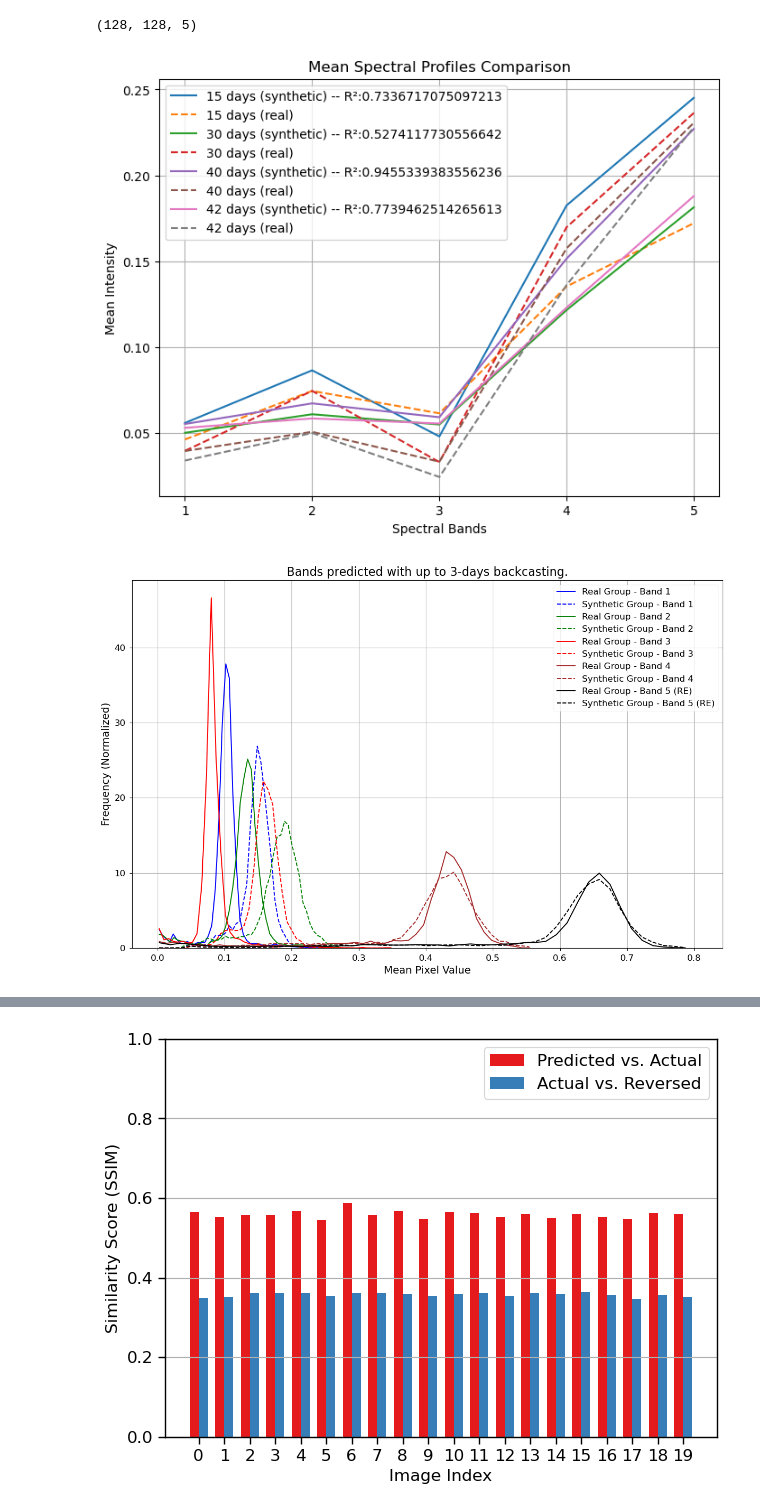
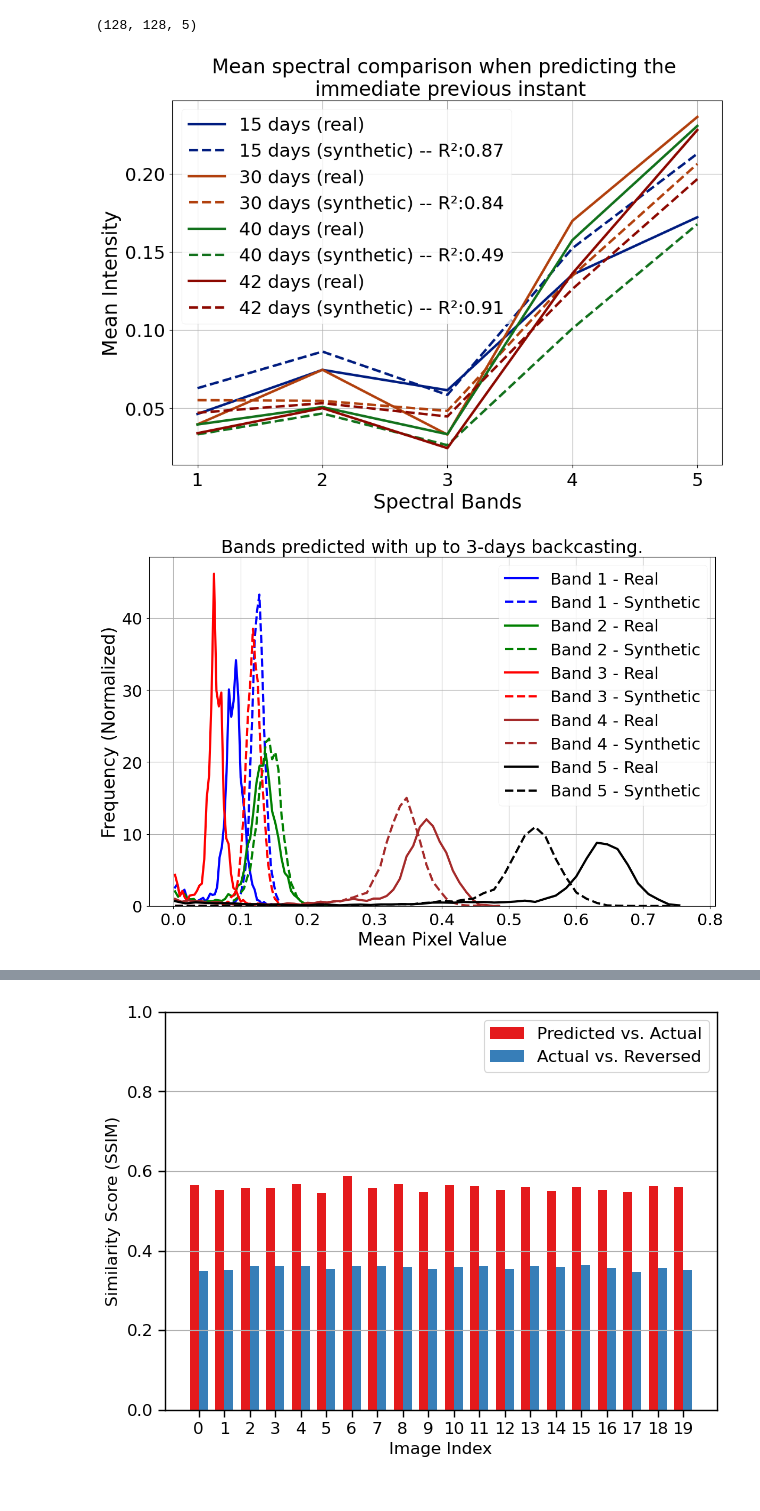
Before and after one commit to felipealencar/plant-disease-prediction, a Jupyter notebook: viewer.ipynb, the cells around one changed output, grey strips where cells are left out. Drawn from its saved outputs; the diff is of its cells as text; code cells hidden in the pictures.

```diff
--- a/viewer.ipynb
+++ b/viewer.ipynb
@@ -67,6 +67,7 @@ def compute_spectral_profile(image):
     return spectral_profile
 # %%
 from sklearn.metrics import r2_score
+import seaborn as sns
 
 
 real_images_15, _ = load_images(r'C:\Users\flopes1\OneDrive - Saint Louis University\Desktop\Repos\plant-disease-prediction\dataset\LARGO1\08-30', "_HEALTHY.tif")
@@ -85,8 +86,8 @@ real_images_list = [
 
 synthetic_images_15, _ = load_images(r'C:\Users\flopes1\OneDrive - Saint Louis University\Desktop\Repos\plant-disease-prediction\dataset\LARGO1\08-30-temporal-synthetic', "0924-15-PREVIOUSDATE_PPGAN_HEALTHY.tiff")
 synthetic_images_15_2, _ = load_images(r'C:\Users\flopes1\OneDrive - Saint Louis University\Desktop\Repos\plant-disease-prediction\dataset\LARGO1\08-30-temporal-synthetic', "0924-15-PREVIOUSDATE-2_PPGAN_HEALTHY.tiff")
-synthetic_images_20, _ = load_images(r'C:\Users\flopes1\OneDrive - Saint Louis University\Desktop\Repos\plant-disease-prediction\dataset\LARGO1\09-04-temporal-synthetic', "0924-20-PREVIOUSDATE_PPGAN_HEALTHY.tiff")
-synthetic_images_20_2, _ = load_images(r'C:\Users\flopes1\OneDrive - Saint Louis University\Desktop\Repos\plant-disease-prediction\dataset\LARGO1\09-04-temporal-synthetic', "0924-20-PREVIOUSDATE-2_PPGAN_HEALTHY.tiff")
+synthetic_images_20, _ = load_images(r'C:\Users\flopes1\OneDrive - Saint Louis University\Desktop\Repos\plant-disease-prediction\dataset\LARGO1\09-05-temporal-synthetic', "0924-20-PREVIOUSDATE_PPGAN_HEALTHY.tiff")
+synthetic_images_20_2, _ = load_images(r'C:\Users\flopes1\OneDrive - Saint Louis University\Desktop\Repos\plant-disease-prediction\dataset\LARGO1\09-05-temporal-synthetic', "0924-20-PREVIOUSDATE-2_PPGAN_HEALTHY.tiff")
 synthetic_images_30, _ = load_images(r'C:\Users\flopes1\OneDrive - Saint Louis University\Desktop\Repos\plant-disease-prediction\dataset\LARGO1\09-24-temporal-synthetic', "1005-30-PREVIOUSDATE_PPGAN_HEALTHY.tiff")
 synthetic_images_30_2, _ = load_images(r'C:\Users\flopes1\OneDrive - Saint Louis University\Desktop\Repos\plant-disease-prediction\dataset\LARGO1\09-24-temporal-synthetic', "1005-30-PREVIOUSDATE-2_PPGAN_HEALTHY.tiff")
 synthetic_images_35, _ = load_images(r'C:\Users\flopes1\OneDrive - Saint Louis University\Desktop\Repos\plant-disease-prediction\dataset\LARGO1\09-29-temporal-synthetic', "1005-35-PREVIOUSDATE_PPGAN_HEALTHY.tiff")
@@ -95,6 +96,8 @@ synthetic_images_40, _ = load_images(r'C:\Users\flopes1\OneDrive - Saint Louis U
 synthetic_images_40_2, _ = load_images(r'C:\Users\flopes1\OneDrive - Saint Louis University\Desktop\Repos\plant-disease-prediction\dataset\LARGO1\10-05-temporal-synthetic', "1007-40-PREVIOUSDATE-2_PPGAN_HEALTHY.tiff")
 synthetic_images_42, _ = load_images(r'C:\Users\flopes1\OneDrive - Saint Louis University\Desktop\Repos\plant-disease-prediction\dataset\LARGO1\10-07-temporal-synthetic', "1026-42-PREVIOUSDATE_PPGAN_HEALTHY.tiff")
 synthetic_images_42_2, _ = load_images(r'C:\Users\flopes1\OneDrive - Saint Louis University\Desktop\Repos\plant-disease-prediction\dataset\LARGO1\10-07-temporal-synthetic', "1026-42-PREVIOUSDATE-2_PPGAN_HEALTHY.tiff")
+synthetic_images_45, _ = load_images(r'C:\Users\flopes1\OneDrive - Saint Louis University\Desktop\Repos\plant-disease-prediction\dataset\LARGO1\10-07-temporal-synthetic', "1026-45-PREVIOUSDATE_PPGAN_HEALTHY.tiff")
+synthetic_images_45_2, _ = load_images(r'C:\Users\flopes1\OneDrive - Saint Louis University\Desktop\Repos\plant-disease-prediction\dataset\LARGO1\10-07-temporal-synthetic', "1026-45-PREVIOUSDATE-2_PPGAN_HEALTHY.tiff")
 
 print(synthetic_images_30[0].shape)
 
@@ -117,7 +120,7 @@ for synthetic_images, synthetic_images_2 in zip(synthetic_image_variables[::2],
 
     # Process images using masks
     result = [
-        (((x - (y/20)) / 2) * 2) if x.all != 0 else x
+        (((x - (y/10)) / 2) * 2) if x.all != 0 else x
         for x, y in zip(synthetic_images, synthetic_images_2)
     ]
 
@@ -126,47 +129,54 @@ for synthetic_images, synthetic_images_2 in zip(synthetic_image_variables[::2],
         img[:, :, 0][black_pixels_mask] = 0
         img[:, :, 1][black_pixels_mask] = 0
         img[:, :, 2][black_pixels_mask] = 0
         img[:, :, 3][black_pixels_mask] = 0
         img[:, :, 4][black_pixels_mask] = 0
 
     # Reshape the processed images
     synthetic_images_list.append(result)
 
 # Calculate mean spectral profiles for synthetic_images_list and real_images_list
 synthetic_mean_profiles = compute_groupwise_spectral_profiles(synthetic_images_list)
 real_mean_profiles = compute_groupwise_spectral_profiles(real_images_list)
 
 # Create a figure
-plt.figure(figsize=(8, 6))
+plt.figure(figsize=(12, 8))
 
 labels_synthetic_profiles = ['15 days (synthetic)', '30 days (synthetic)', '40 days (synthetic)', '42 days (synthetic)']
 labels_real_profiles = ['15 days (real)', '30 days (real)', '40 days (real)', '42 days (real)', '59 days (real)']
+labels = ['Band 1', 'Band 2', 'Band 3', 'Band 4', 'Band 5 (RE)']  # Assuming Band 5 is RE band
+# Define a green color palette with as many shades as the number of days
+palette = sns.color_palette("dark")
 
 # Plotting synthetic and real spectral profiles with custom x-axis ticks
 for idx, (synthetic_profile, real_profile) in enumerate(zip(synthetic_mean_profiles, real_mean_profiles)):
     r_squared = r2_score(synthetic_profile, real_profile)
     x_values = np.linspace(1, 5, len(synthetic_profile))  # Bands 1 to 5 for each set of profiles
-    plt.plot(x_values, synthetic_profile, label=f'{labels_synthetic_profiles[idx]} -- R²:{r_squared}')
-    plt.plot(x_values, real_profile, linestyle='--', label=labels_real_profiles[idx])
+    color = palette[idx % len(palette)]  # Cyclically select colors from the palette
 
-plt.xlabel('Spectral Bands')
-plt.ylabel('Mean Intensity')
-plt.title('Mean Spectral Profiles Comparison')
-plt.legend()
+    plt.plot(x_values, real_profile, label=labels_real_profiles[idx], color=color, linewidth=3)
+    plt.plot(x_values, synthetic_profile, linestyle='--', label=f'{labels_synthetic_profiles[idx]} -- R²:{r_squared:.2f}', color=color, linewidth=3)
+
+plt.xlabel('Spectral Bands', fontsize=24)
+plt.ylabel('Mean Intensity', fontsize=24)
+plt.title('Mean spectral comparison when predicting the \n immediate previous instant', fontsize=24)
+plt.tick_params(axis='both', which='major', labelsize=22) # Adjust the font size for tick labels
+
+plt.legend(fontsize=22)  # Adjust the font size for the legend
 plt.grid(True)
 
 # Set custom ticks for the x-axis (show only integer values)
 plt.xticks(np.arange(1, 6, 1))
-
+plt.savefig('output-spectral-mean.pdf')
 plt.show()
 # %% [output]
 (128, 128, 5)
-[figure, old version]
+[figure, new version]
 # %%
 
 # Selecting the specific images from the lists
-real_images = real_images_list[2]  # Selecting the position 1 from real_images_list
-synthetic_images = synthetic_images_list[2]  # Selecting the position 1 from synthetic_image_variables
+real_images = real_images_list[3]  # Selecting the position 1 from real_images_list
+synthetic_images = synthetic_images_list[3]  # Selecting the position 1 from synthetic_image_variables
 synthetic_images = np.stack(synthetic_images, axis=0)
 
 # Calculate mean pixel values for each band across all samples
@@ -179,7 +189,7 @@ for i in range(mean_real.shape[-1]):
     mean_synthetic[mean_synthetic[..., i] == 0.0, i] = np.nan
 
 num_bins = 50  # Number of bins for histogram-like plot
-labels = ['Band 1', 'Band 2', 'Band 3', 'Band 4', 'Band 5 (RE)']  # Assuming Band 5 is RE band
+labels = ['Band 1', 'Band 2', 'Band 3', 'Band 4', 'Band 5']  # Assuming Band 5 is RE band
 colors = ['blue', 'green', 'red', 'brown', 'black']  # Assigning colors to bands
 
 # Setting seaborn-paper style
@@ -192,19 +202,20 @@ for band_idx in range(mean_real.shape[-1]):
     synthetic_values = np.sort(mean_synthetic[..., band_idx].flatten())
     real_freq, bins, _ = plt.hist(real_values, bins=num_bins, alpha=0, density=True, color=colors[band_idx])
     synthetic_freq, _, _ = plt.hist(synthetic_values, bins=bins, alpha=0, density=True, color=colors[band_idx])
-    plt.plot(bins[:-1], real_freq, label=f'Real Group - {labels[band_idx]}', linestyle='solid', color=colors[band_idx])
-    plt.plot(bins[:-1], synthetic_freq, label=f'Synthetic Group - {labels[band_idx]}', linestyle='dashed', color=colors[band_idx])
+    plt.plot(bins[:-1], real_freq, label=f'{labels[band_idx]} - Real', linestyle='solid', color=colors[band_idx], linewidth=3)
+    plt.plot(bins[:-1], synthetic_freq, label=f'{labels[band_idx]} - Synthetic', linestyle='dashed', color=colors[band_idx], linewidth=3)
 
-plt.xlabel('Mean Pixel Value', fontsize=14)  # Adjust the font size for the x-axis label
-plt.ylabel('Frequency (Normalized)', fontsize=14)  # Adjust the font size for the y-axis label
-plt.title('Bands predicted with up to 3-days backcasting.', fontsize=16)  # Adjust the font size for the title
-plt.legend(fontsize=12)  # Adjust the font size for the legend
+plt.xlabel('Mean Pixel Value', fontsize=24)  # Adjust the font size for the x-axis label
+plt.ylabel('Frequency (Normalized)', fontsize=24)  # Adjust the font size for the y-axis label
+plt.title('Bands predicted with up to 3-days backcasting.', fontsize=24)  # Adjust the font size for the title
+plt.legend(fontsize=22)  # Adjust the font size for the legend
 plt.grid(True)
-plt.tick_params(axis='both', which='major', labelsize=12)  # Adjust the font size for tick labels
+plt.tick_params(axis='both', which='major', labelsize=22)  # Adjust the font size for tick labels
 plt.tight_layout()
+plt.savefig('output-frequency.pdf')
 plt.show()
 # %% [output]
-[figure, old version]
+[figure, new version]
 # %%
 plt.figure(figsize=(12, 8))
 
```
Also changed, not shown: parts of 5 cells of this notebook, 23 other files.
